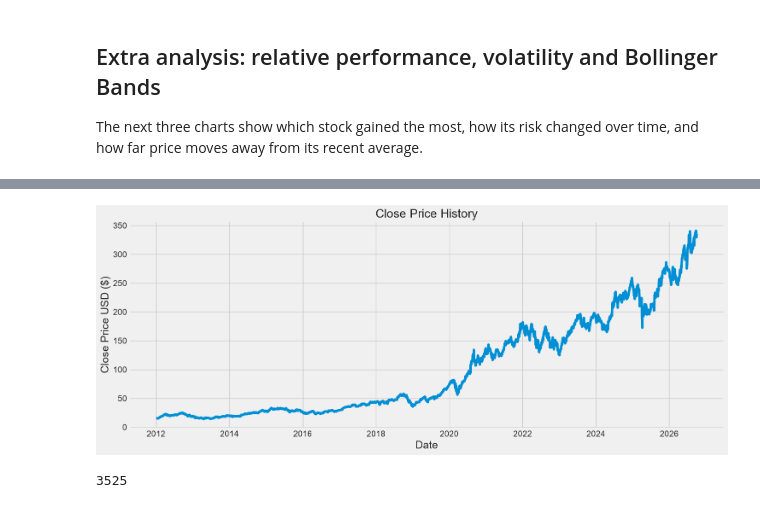
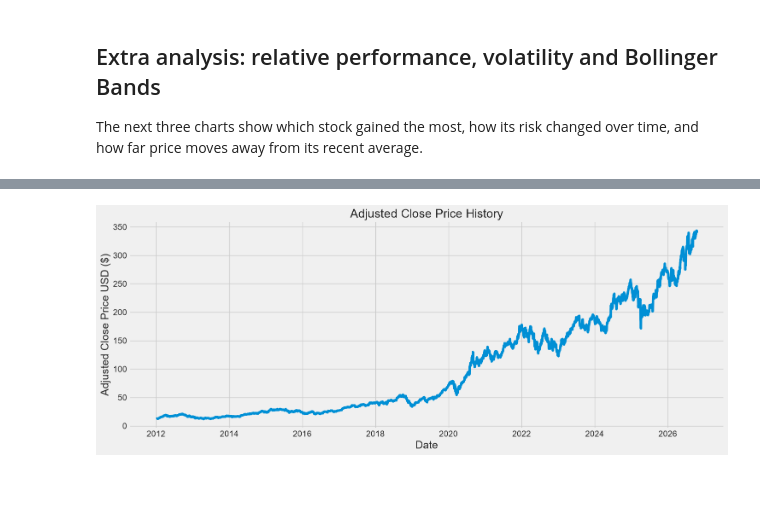
Before and after one commit to gupta-sanya/stock-market-lstm, a Jupyter notebook: stock_market_lstm.ipynb, the cells around one changed output, grey strips where cells are left out. Saved outputs shown, nothing was run; the diff lists cells and outputs as text; code cells hidden in the pictures.

```diff
--- a/stock_market_lstm.ipynb
+++ b/stock_market_lstm.ipynb
@@ -433,20 +437,9 @@ df
 # %%
 plt.figure(figsize=(16,6))
-plt.title('Close Price History')
-plt.plot(df['Close'])
+plt.title('Adjusted Close Price History')
+plt.plot(df['Adj Close'])
 plt.xlabel('Date', fontsize=18)
-plt.ylabel('Close Price USD ($)', fontsize=18)
+plt.ylabel('Adjusted Close Price USD ($)', fontsize=18)
 plt.show()
 # %% [output]
-[figure, old version]
+[figure, new version]
-# %%
-# Create a new dataframe with only the 'Close column
-data = df.filter(['Close'])
-# Convert the dataframe to a numpy array
-dataset = data.values
-# Get the number of rows to train the model on
-training_data_len = int(np.ceil( len(dataset) * .95 ))
-
-training_data_len
-# %% [output]
-3525
```
Also changed, not shown: parts of 60 cells of this notebook, 6 other files.
